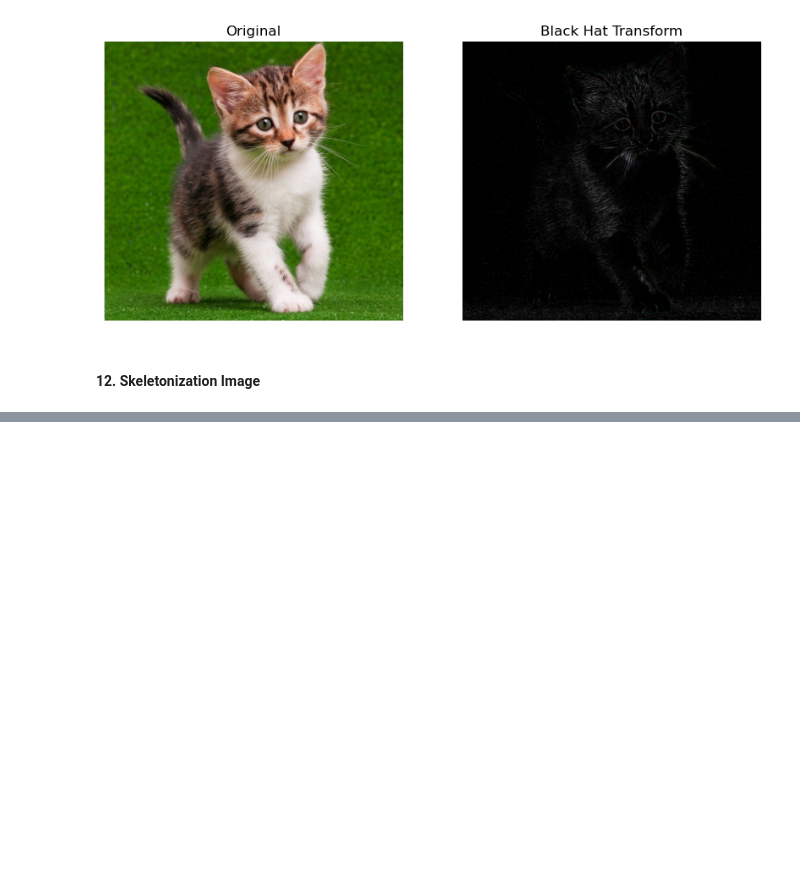
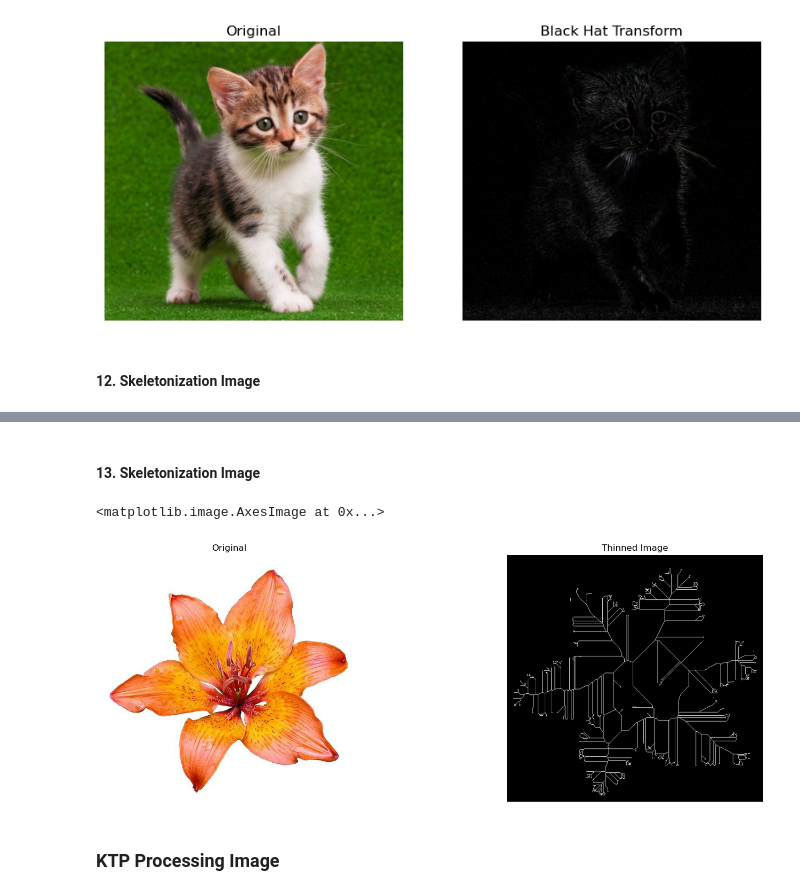
Before and after one commit to ilhamydn17/PCVK_Ganjil_2023, a Jupyter notebook: PCVK_Week_09.ipynb, the cells around one changed output, grey strips where cells are left out. Saved outputs shown, nothing was run; the diff lists cells and outputs as text; code cells hidden in the pictures; blank space fills up the shorter version.

```diff
--- a/PCVK_Week_09.ipynb
+++ b/PCVK_Week_09.ipynb
@@ -526,0 +528,30 @@ Error:
+# %% [markdown]
+#### 13. Skeletonization Image
+# %%
+# Load the image
+image = io.imread('images/lily.jpg')
+
+# Convert the image to grayscale
+gray_image = color.rgb2gray(image)
+
+# Invert the grayscale image
+inverted_image = 1 - gray_image
+
+# Perform thinning
+thinned_image = morphology.thin(inverted_image)
+
+# PLOTTING
+fig, (ax1, ax2) = plt.subplots(nrows=1, ncols=2, figsize=(18, 6))
+ax1.axis("off")
+ax1.title.set_text('Original')
+
+ax2.axis("off")
+ax2.title.set_text("Thinned Image")
+
+ax1.imshow(image, cmap='gray')
+ax2.imshow(thinned_image, cmap='gray')
+# %% [output]
+<matplotlib.image.AxesImage at 0x...>
+[figure, added]
+# %% [markdown]
+### KTP Processing Image
```
Also changed, not shown: parts of 12 cells of this notebook, 2 other files.
